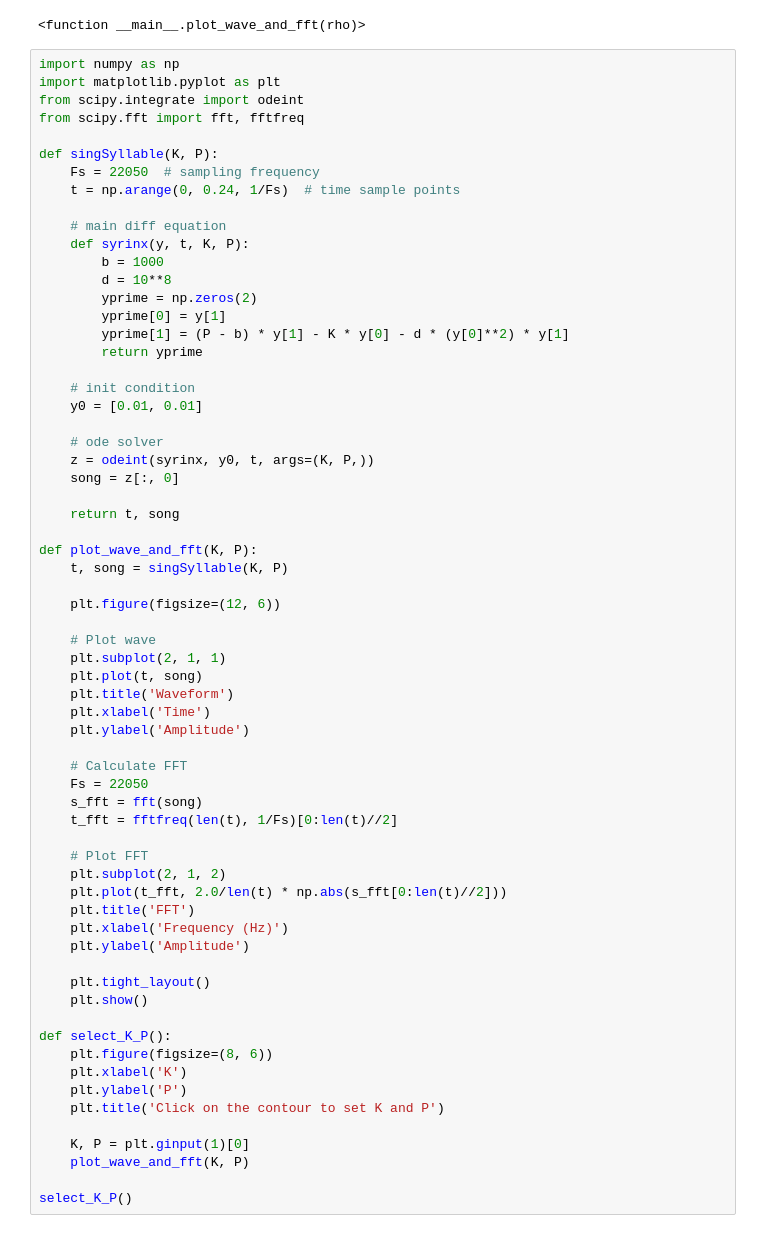
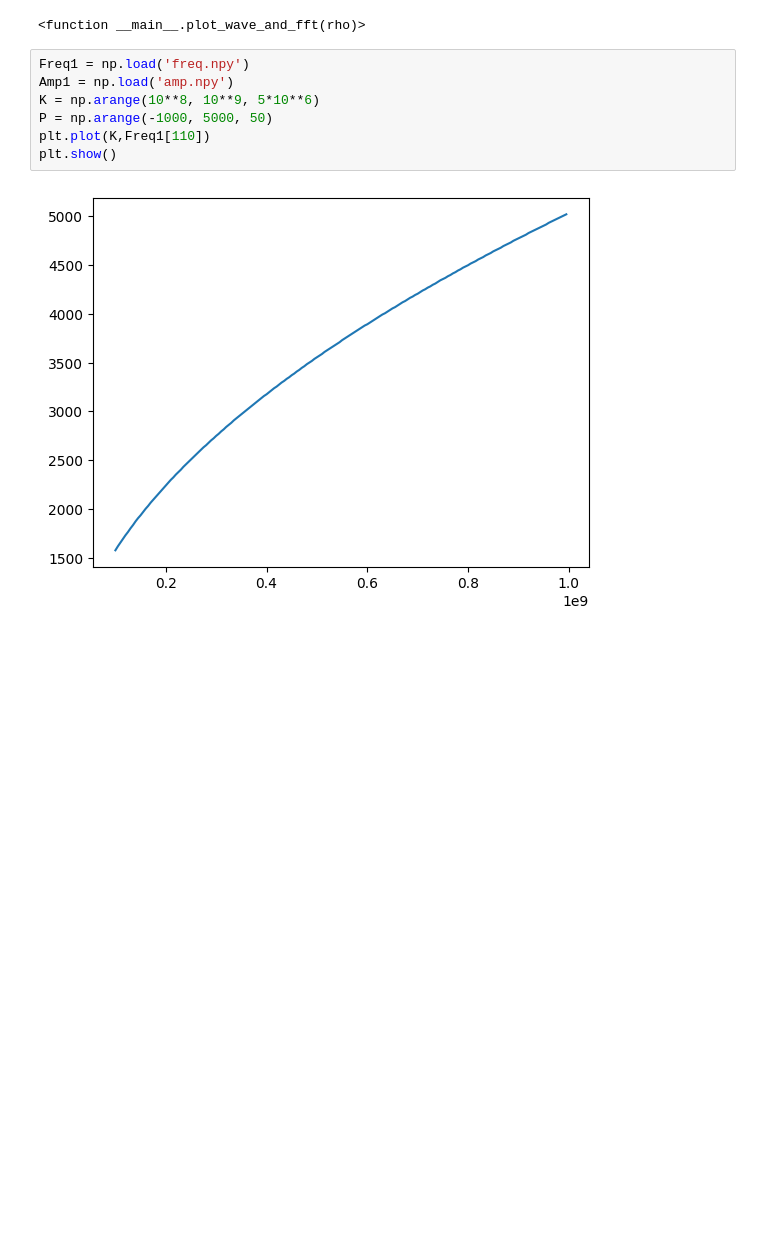
Before and after one commit to Nafis-Farhan/MATLAB, a Jupyter notebook: sproj.ipynb, the cells around one changed output. Saved outputs shown, nothing was run; the diff lists cells and outputs as text; blank space fills up the shorter version.

```diff
--- a/sproj.ipynb
+++ b/sproj.ipynb
@@ -265,68 +265,12 @@ interact(plot_wave_and_fft, rho=(0, 2*np.pi, 0.01))
 # %% [output]
 interactive(children=(FloatSlider(value=3.14, description='rho', max=6.283185307179586, step=0.01), Output()),…
 <function __main__.plot_wave_and_fft(rho)>
-# %%
-import numpy as np
-import matplotlib.pyplot as plt
-from scipy.integrate import odeint
-from scipy.fft import fft, fftfreq
-
-def singSyllable(K, P):
-    Fs = 22050  # sampling frequency
-    t = np.arange(0, 0.24, 1/Fs)  # time sample points
-
-    # main diff equation
-    def syrinx(y, t, K, P):
-        b = 1000
-        d = 10**8
-        yprime = np.zeros(2)
-        yprime[0] = y[1]
-        yprime[1] = (P - b) * y[1] - K * y[0] - d * (y[0]**2) * y[1]
-        return yprime
-
-    # init condition
-    y0 = [0.01, 0.01]
-
-    # ode solver
-    z = odeint(syrinx, y0, t, args=(K, P,))
-    song = z[:, 0]
-
-    return t, song
-
-def plot_wave_and_fft(K, P):
-    t, song = singSyllable(K, P)
-
-    plt.figure(figsize=(12, 6))
-
-    # Plot wave
-    plt.subplot(2, 1, 1)
-    plt.plot(t, song)
-    plt.title('Waveform')
-    plt.xlabel('Time')
-    plt.ylabel('Amplitude')
-
-    # Calculate FFT
-    Fs = 22050
-    s_fft = fft(song)
-    t_fft = fftfreq(len(t), 1/Fs)[0:len(t)//2]
-
-    # Plot FFT
-    plt.subplot(2, 1, 2)
-    plt.plot(t_fft, 2.0/len(t) * np.abs(s_fft[0:len(t)//2]))
-    plt.title('FFT')
-    plt.xlabel('Frequency (Hz)')
-    plt.ylabel('Amplitude')
-
-    plt.tight_layout()
-    plt.show()
-
-def select_K_P():
-    plt.figure(figsize=(8, 6))
-    plt.xlabel('K')
-    plt.ylabel('P')
-    plt.title('Click on the contour to set K and P')
-
-    K, P = plt.ginput(1)[0]
-    plot_wave_and_fft(K, P)
-
-select_K_P()
+# %%
+Freq1 = np.load('freq.npy')
+Amp1 = np.load('amp.npy')
+K = np.arange(10**8, 10**9, 5*10**6)
+P = np.arange(-1000, 5000, 50)
+plt.plot(K,Freq1[110])
+plt.show()
+# %% [output]
+[figure, added]
```
Also changed, not shown: parts of 2 cells of this notebook, 5 other files.
